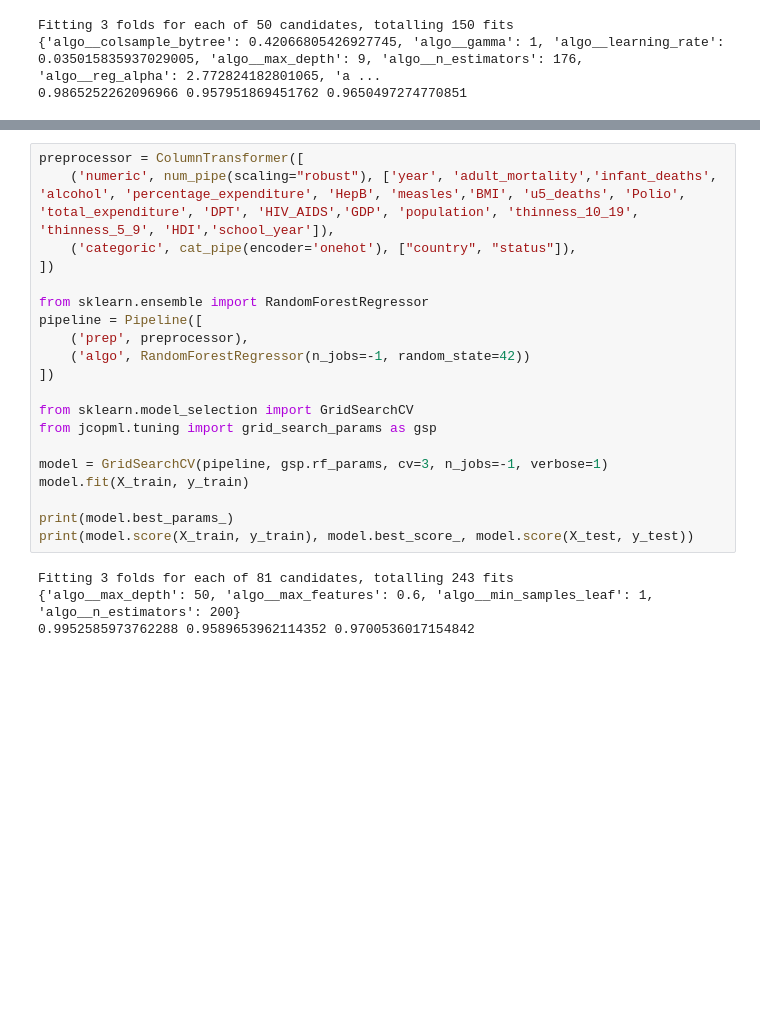
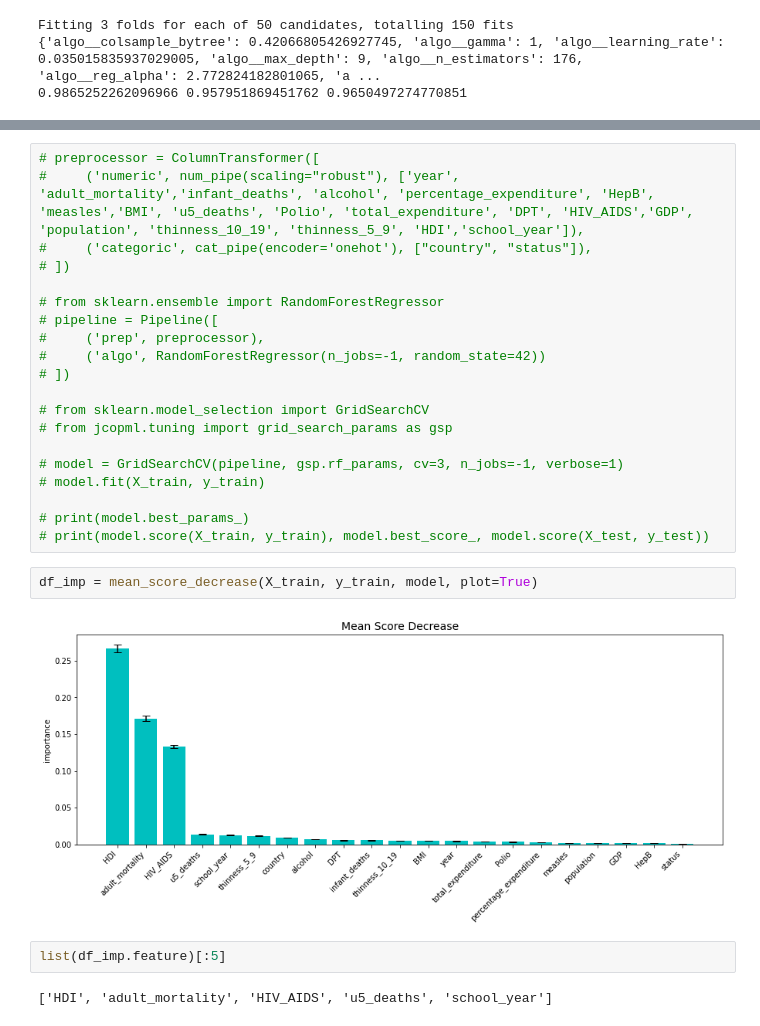
Before and after one commit to FransiscoReadyPermana/supervised_learning, a Jupyter notebook: 07 - Boosting/part4-XGBoostForRegression.ipynb, the cells around one changed output, grey strips where cells are left out. Drawn from its saved outputs; the diff is of its cells as text; blank space fills up the shorter version.

```diff
--- a/07 - Boosting/part4-XGBoostForRegression.ipynb
+++ b/07 - Boosting/part4-XGBoostForRegression.ipynb
@@ -221,24 +192,28 @@ Traceback (most recent call last):
 # %%
-preprocessor = ColumnTransformer([
-    ('numeric', num_pipe(scaling="robust"), ['year', 'adult_mortality','infant_deaths', 'alcohol', 'percentage_expenditure', 'HepB', 'measles','BMI', 'u5_deaths', 'Polio', 'total_expenditure', 'DPT', 'HIV_AIDS','GDP', 'population', 'thinness_10_19', 'thinness_5_9', 'HDI','school_year']),
-    ('categoric', cat_pipe(encoder='onehot'), ["country", "status"]),
-])
+# preprocessor = ColumnTransformer([
+#     ('numeric', num_pipe(scaling="robust"), ['year', 'adult_mortality','infant_deaths', 'alcohol', 'percentage_expenditure', 'HepB', 'measles','BMI', 'u5_deaths', 'Polio', 'total_expenditure', 'DPT', 'HIV_AIDS','GDP', 'population', 'thinness_10_19', 'thinness_5_9', 'HDI','school_year']),
+#     ('categoric', cat_pipe(encoder='onehot'), ["country", "status"]),
+# ])
 
-from sklearn.ensemble import RandomForestRegressor
-pipeline = Pipeline([
-    ('prep', preprocessor),
-    ('algo', RandomForestRegressor(n_jobs=-1, random_state=42))
-])
+# from sklearn.ensemble import RandomForestRegressor
+# pipeline = Pipeline([
+#     ('prep', preprocessor),
+#     ('algo', RandomForestRegressor(n_jobs=-1, random_state=42))
+# ])
 
-from sklearn.model_selection import GridSearchCV
-from jcopml.tuning import grid_search_params as gsp
+# from sklearn.model_selection import GridSearchCV
+# from jcopml.tuning import grid_search_params as gsp
 
-model = GridSearchCV(pipeline, gsp.rf_params, cv=3, n_jobs=-1, verbose=1)
-model.fit(X_train, y_train)
+# model = GridSearchCV(pipeline, gsp.rf_params, cv=3, n_jobs=-1, verbose=1)
+# model.fit(X_train, y_train)
 
-print(model.best_params_)
-print(model.score(X_train, y_train), model.best_score_, model.score(X_test, y_test))
+# print(model.best_params_)
+# print(model.score(X_train, y_train), model.best_score_, model.score(X_test, y_test))
-# %% [output]
-Fitting 3 folds for each of 81 candidates, totalling 243 fits
-{'algo__max_depth': 50, 'algo__max_features': 0.6, 'algo__min_samples_leaf': 1, 'algo__n_estimators': 200}
-0.9952585973762288 0.9589653962114352 0.9700536017154842
+# %%
+df_imp = mean_score_decrease(X_train, y_train, model, plot=True)
+# %% [output]
+[figure, added]
+# %%
+list(df_imp.feature)[:5]
+# %% [output]
+['HDI', 'adult_mortality', 'HIV_AIDS', 'u5_deaths', 'school_year']
```
Also changed, not shown: parts of 18 cells of this notebook, 2 other files.
